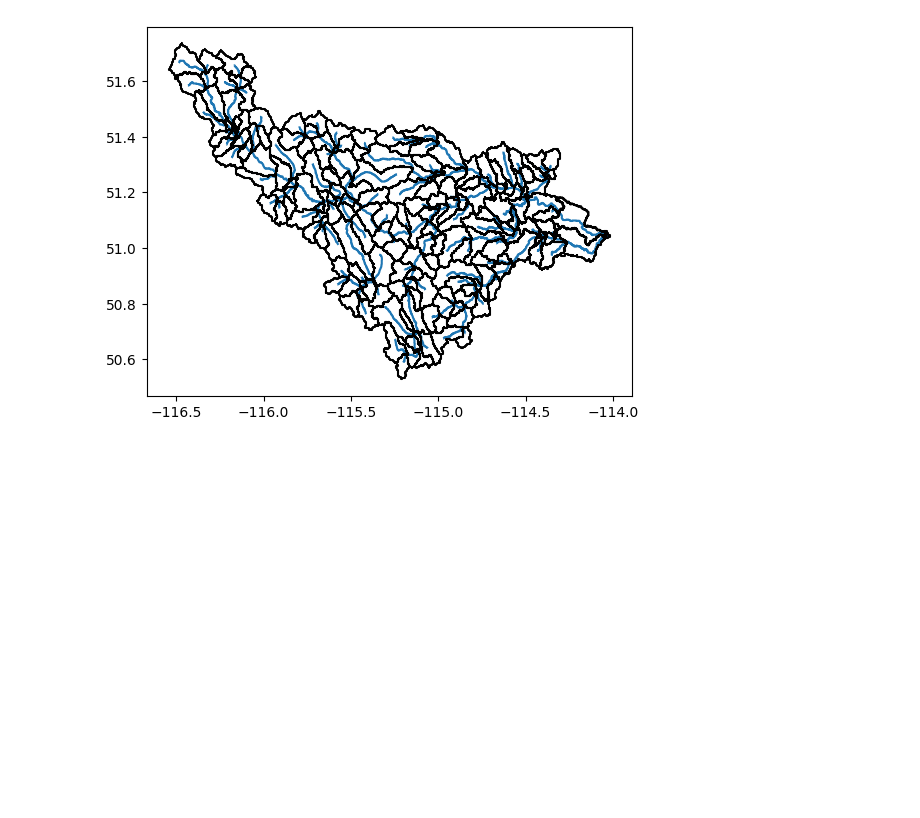
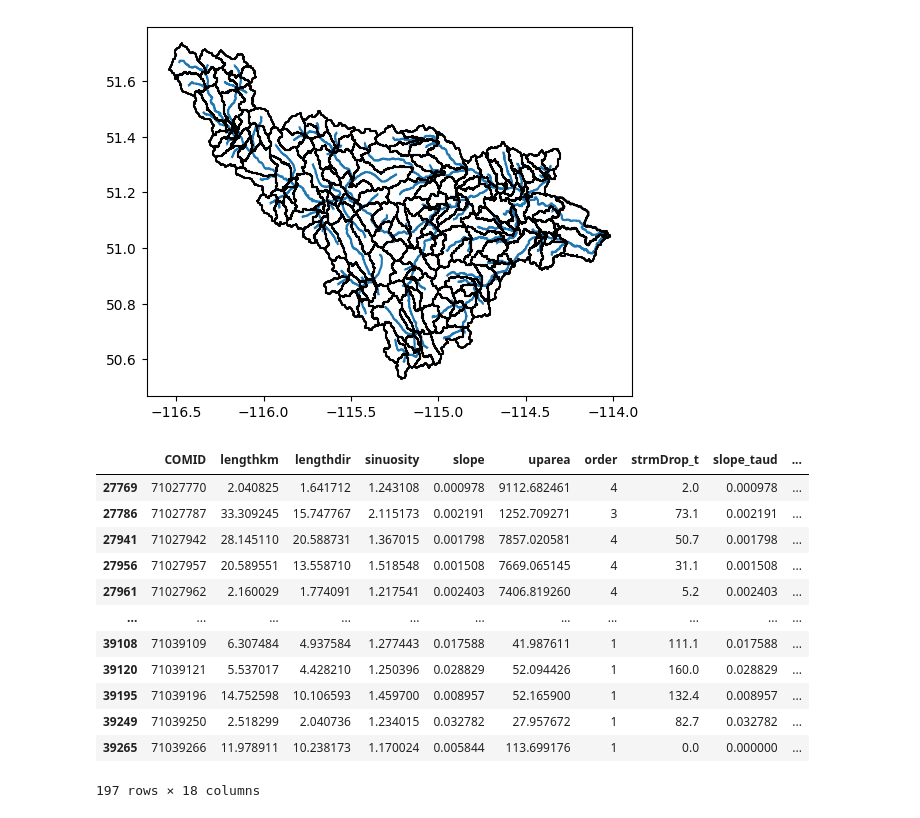
Before and after one commit to ShervanGharari/FHIMP, a Jupyter notebook: hydro-models/01_domain_selection/domain_selection.ipynb, the cells around one changed output. Saved outputs shown, nothing was run; the diff lists cells and outputs as text; code cells hidden in the pictures; blank space fills up the shorter version.

```diff
--- a/hydro-models/01_domain_selection/domain_selection.ipynb
+++ b/hydro-models/01_domain_selection/domain_selection.ipynb
@@ -189,13 +183,21 @@ print(station_info)
 0        BOW RIVER AT CALGARY  51.0503 -114.051  71027770.0
 1  RED DEER RIVER AT RED DEER  52.2705 -113.823  71023173.0
 # %%
-upstream_set = rg.find_upstream(riv,
-                                71027770,
-                                'COMID',
-                                'NextDownID')
+cat_slice, riv_slice = gm.intersect_topology(cat=cat,\
+                                             cat_cols={'id':'COMID'},\
+                                             riv=riv,\
+                                             riv_cols={'id':'COMID', 'next_id':'NextDownID'},\
+                                             outlet_id=71027770)
 
-riv_slice = riv[riv['COMID'].isin(upstream_set)]
-cat_slice = cat[cat['COMID'].isin(upstream_set)]
+
+
+# upstream_set = rg.find_upstream(riv,
+#                                 71027770,
+#                                 'COMID',
+#                                 'NextDownID')
+
+# riv_slice = riv[riv['COMID'].isin(upstream_set)]
+# cat_slice = cat[cat['COMID'].isin(upstream_set)]
 # %%
 fig, ax = plt.subplots()
 #trg_provinces.boundary.plot(ax=ax, color='k')
@@ -206,0 +212,16 @@ cat_slice.boundary.plot(ax=ax, color='k')
+# %%
+riv_slice
+# %% [output]
+|  | COMID | lengthkm | lengthdir | sinuosity | slope | uparea | order | strmDrop_t | slope_taud | ... |
+| 27769 | 71027770 | 2.040825 | 1.641712 | 1.243108 | 0.000978 | 9112.682461 | 4 | 2.0 | 0.000978 | ... |
+| 27786 | 71027787 | 33.309245 | 15.747767 | 2.115173 | 0.002191 | 1252.709271 | 3 | 73.1 | 0.002191 | ... |
+| 27941 | 71027942 | 28.145110 | 20.588731 | 1.367015 | 0.001798 | 7857.020581 | 4 | 50.7 | 0.001798 | ... |
+| 27956 | 71027957 | 20.589551 | 13.558710 | 1.518548 | 0.001508 | 7669.065145 | 4 | 31.1 | 0.001508 | ... |
+| 27961 | 71027962 | 2.160029 | 1.774091 | 1.217541 | 0.002403 | 7406.819260 | 4 | 5.2 | 0.002403 | ... |
+| ... | ... | ... | ... | ... | ... | ... | ... | ... | ... | ... |
+| 39108 | 71039109 | 6.307484 | 4.937584 | 1.277443 | 0.017588 | 41.987611 | 1 | 111.1 | 0.017588 | ... |
+| 39120 | 71039121 | 5.537017 | 4.428210 | 1.250396 | 0.028829 | 52.094426 | 1 | 160.0 | 0.028829 | ... |
+| 39195 | 71039196 | 14.752598 | 10.106593 | 1.459700 | 0.008957 | 52.165900 | 1 | 132.4 | 0.008957 | ... |
+| 39249 | 71039250 | 2.518299 | 2.040736 | 1.234015 | 0.032782 | 27.957672 | 1 | 82.7 | 0.032782 | ... |
+| 39265 | 71039266 | 11.978911 | 10.238173 | 1.170024 | 0.005844 | 113.699176 | 1 | 0.0 | 0.000000 | ... |
+197 rows × 18 columns
```
Also changed, not shown: parts of 6 cells of this notebook, 4 other files.
